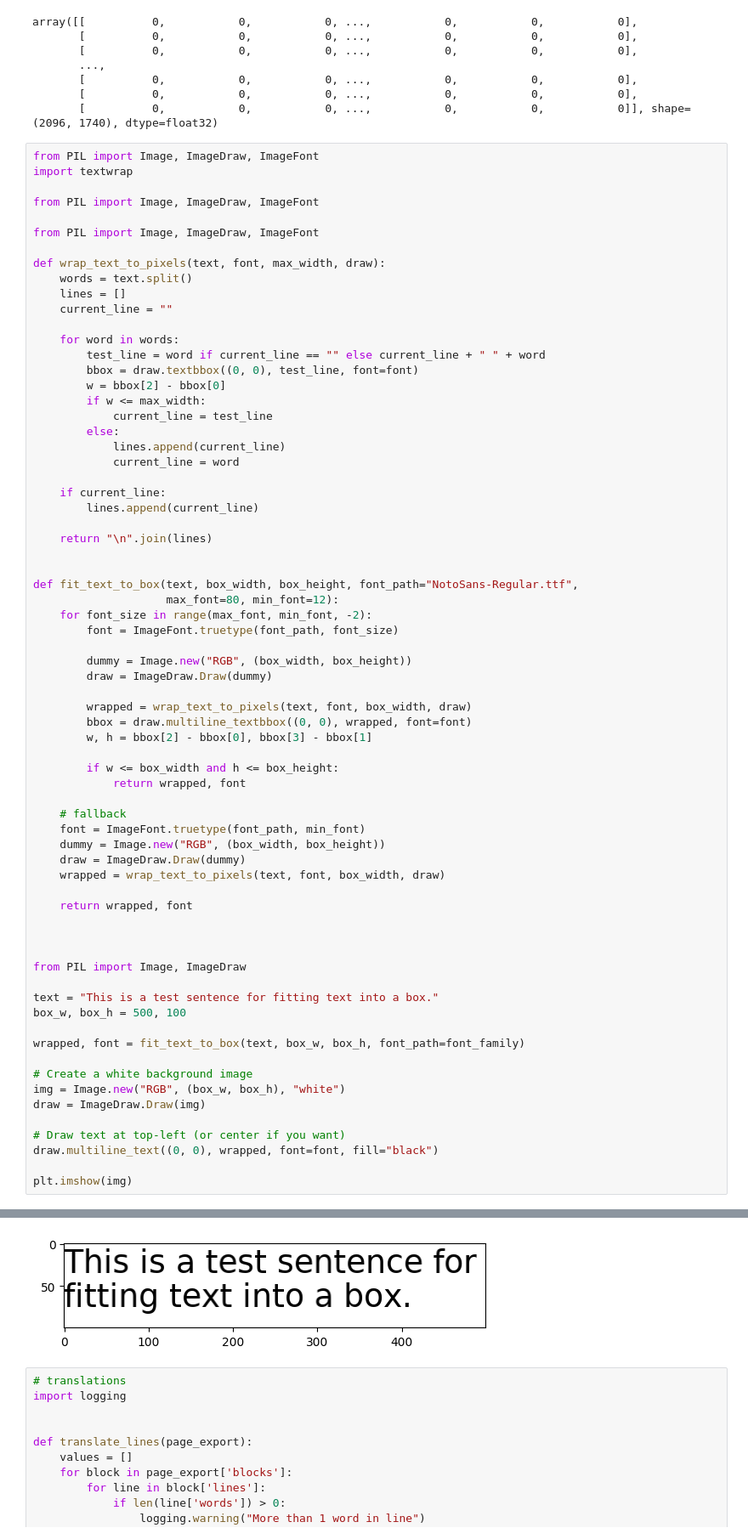
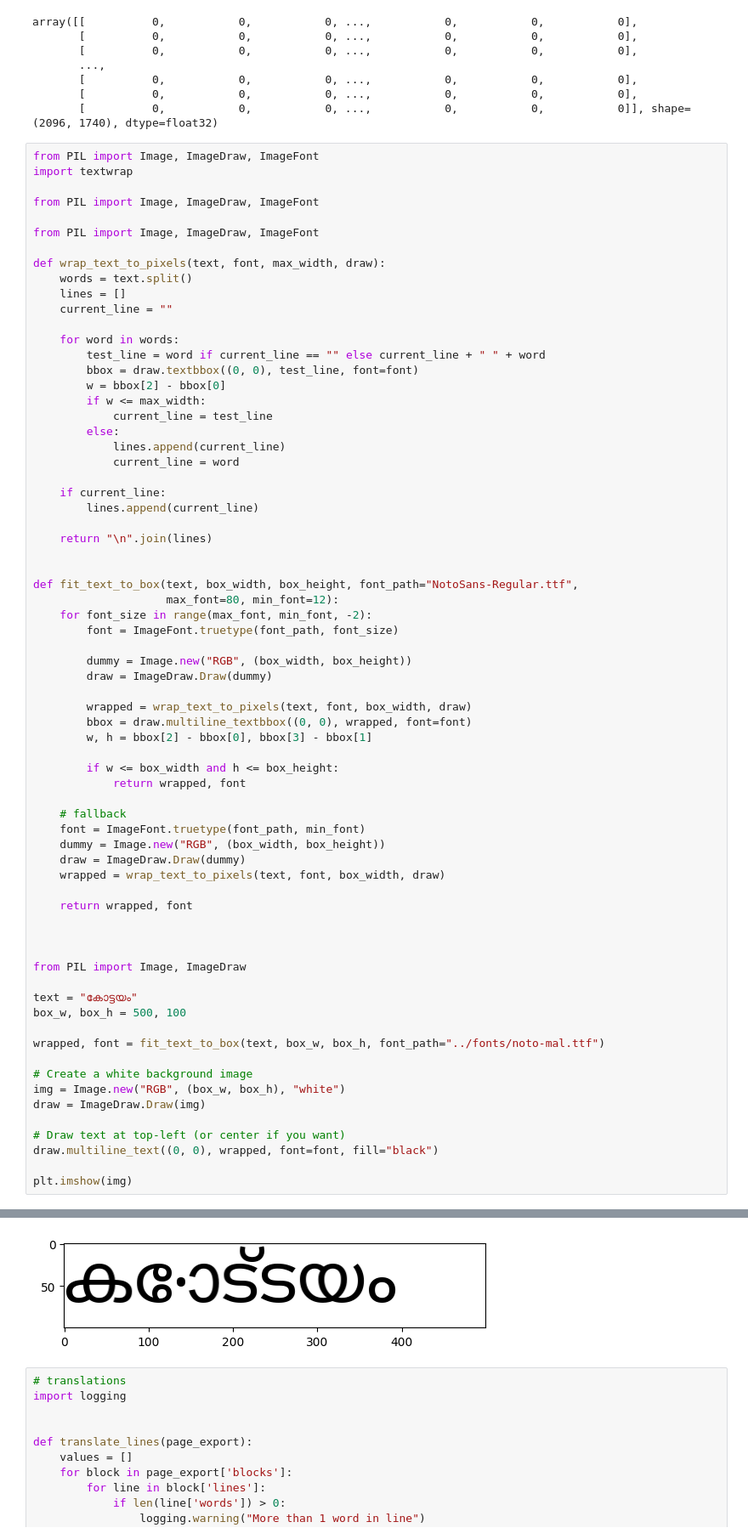
Before and after one commit to amaljoe/doctr-dit, a Jupyter notebook: notebooks/translation.ipynb, the cells around one changed output, grey strips where cells are left out. Shown at 85% size. Drawn from its saved outputs; the diff is of its cells as text.

Commit message:
update: auto font and wrap

```diff
--- a/notebooks/translation.ipynb
+++ b/notebooks/translation.ipynb
@@ -579,36 +579,36 @@ def fit_text_to_box(text, box_width, box_height, font_path="NotoSans-Regular.ttf
         w, h = bbox[2] - bbox[0], bbox[3] - bbox[1]
 
         if w <= box_width and h <= box_height:
             return wrapped, font
 
     # fallback
     font = ImageFont.truetype(font_path, min_font)
     dummy = Image.new("RGB", (box_width, box_height))
     draw = ImageDraw.Draw(dummy)
     wrapped = wrap_text_to_pixels(text, font, box_width, draw)
 
     return wrapped, font
 
 
 
 from PIL import Image, ImageDraw
 
-text = "This is a test sentence for fitting text into a box."
+text = "കോട്ടയം"
 box_w, box_h = 500, 100
 
-wrapped, font = fit_text_to_box(text, box_w, box_h, font_path=font_family)
+wrapped, font = fit_text_to_box(text, box_w, box_h, font_path="../fonts/noto-mal.ttf")
 
 # Create a white background image
 img = Image.new("RGB", (box_w, box_h), "white")
 draw = ImageDraw.Draw(img)
 
 # Draw text at top-left (or center if you want)
 draw.multiline_text((0, 0), wrapped, font=font, fill="black")
 
 plt.imshow(img)
 # %% [output]
 <matplotlib.image.AxesImage at 0x...>
-[figure, old version]
+[figure, new version]
 # %%
 # translations
 import logging
```
Also changed, not shown: parts of 2 cells of this notebook.
